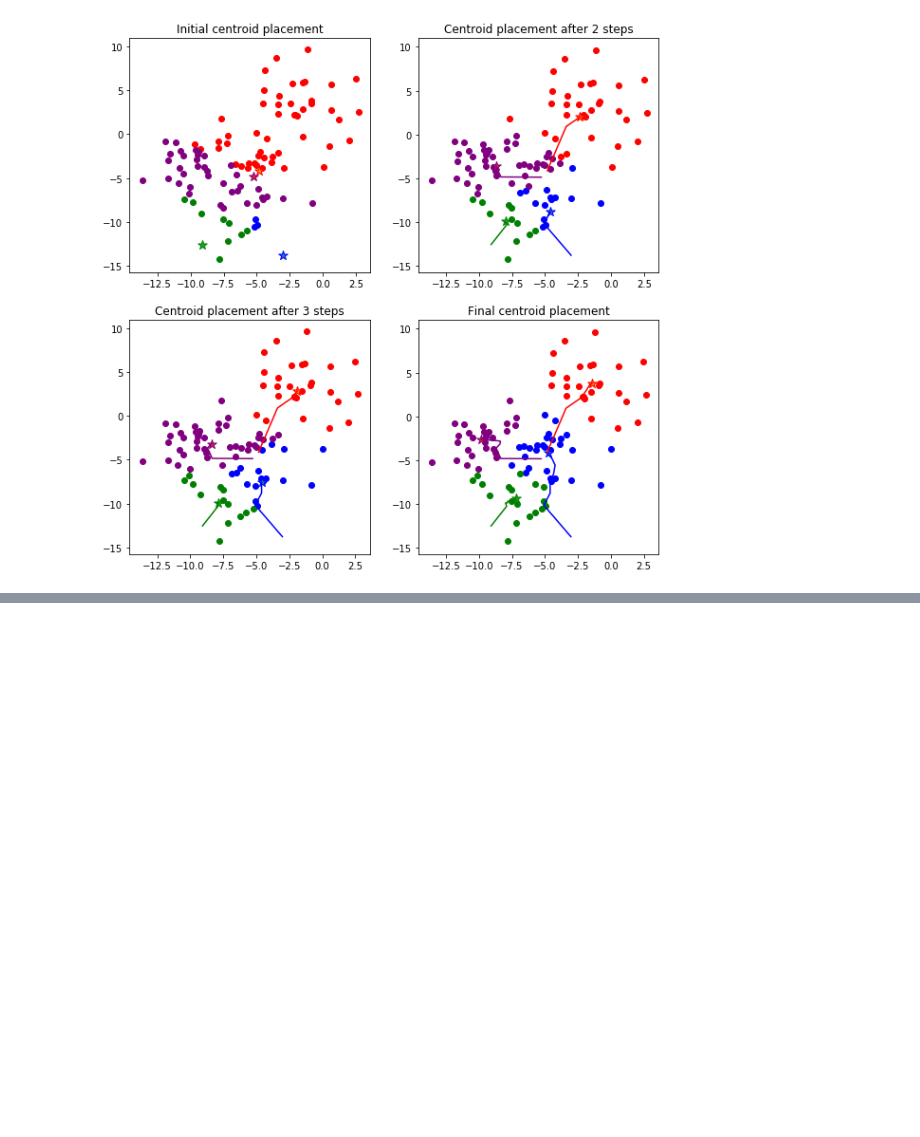
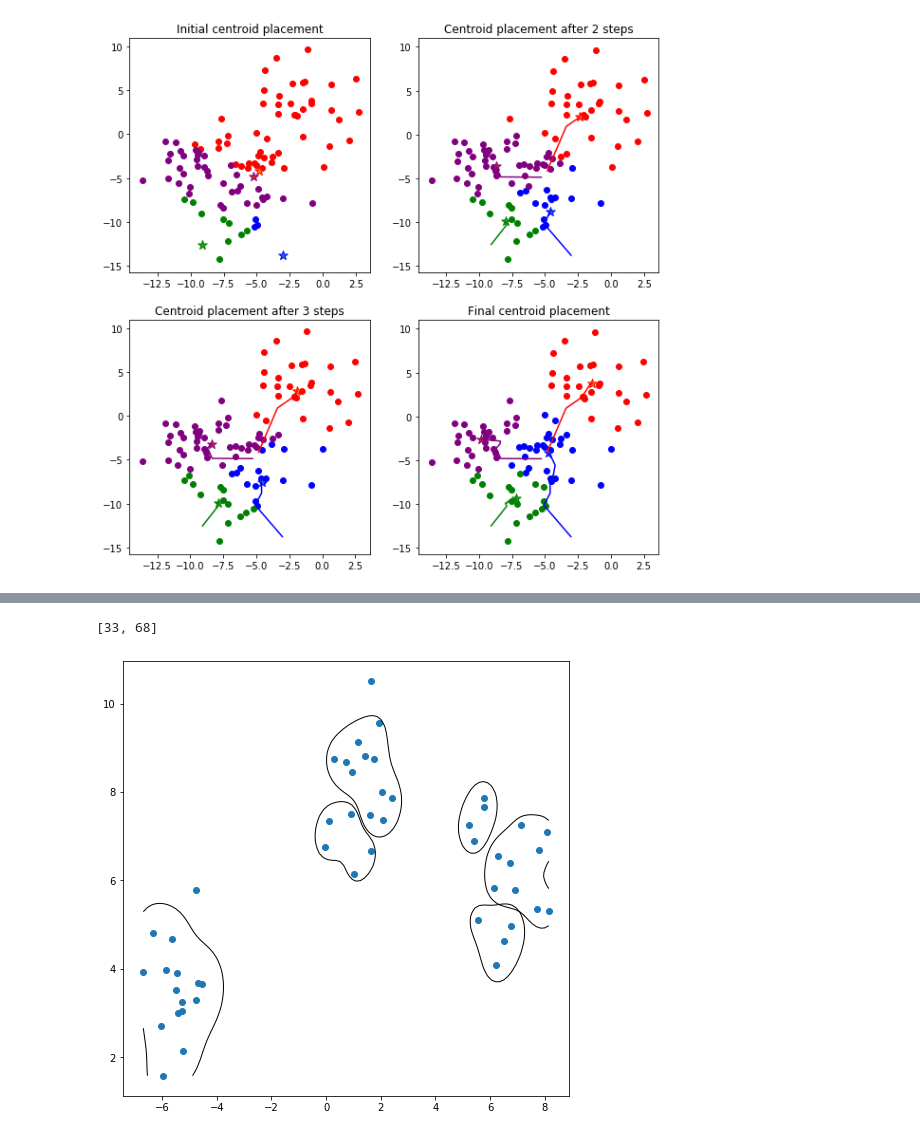
Before and after one commit to max-miller/ds_ground_up, a Jupyter notebook: unsupervised_learning/k_means.ipynb, the cells around one changed output, grey strips where cells are left out. Saved outputs shown, nothing was run; the diff lists cells and outputs as text; code cells hidden in the pictures; blank space fills up the shorter version.

Commit message:
Agglomerative clustering visuals added

```diff
--- a/unsupervised_learning/k_means.ipynb
+++ b/unsupervised_learning/k_means.ipynb
@@ -197,0 +228,19 @@ k_means_visuals(X_2,4,10)
+# %%
+cluster_list = np.array(range(0,100))
+# %%
+identify_clusters_to_merge(X,cluster_list)
+# %% [output]
+[33, 68]
+# %%
+def agglomerative_clustering(X,n_clusters):
+    cluster_list = np.array(range(0,len(X)))
+
+    while len(set(cluster_list)) > n_clusters:
+        clusters_to_replace = identify_clusters_to_merge(X,cluster_list)
+        cluster_list[cluster_list == clusters_to_replace[1]] = clusters_to_replace[0]
+
+    return cluster_list
+# %%
+Z,z = make_blobs(n_samples=50)
+# %%
+clusters = agglomerative_clustering(Z,8)
@@ -197,0 +249,24 @@ k_means_visuals(X_2,4,10)
+# %%
+plt.figure(figsize=(8,8))
+plt.scatter(Z[:,0],Z[:,1])
+x_min = min(Z[:,0])
+x_max = max(Z[:,0])
+y_min = min(Z[:,1])
+y_max = max(Z[:,1])
+xx, yy = np.meshgrid(np.linspace(x_min, x_max, 100), np.linspace(y_min, y_max, 100))
+gridpoints = np.c_[xx.ravel().reshape(-1, 1), yy.ravel().reshape(-1, 1)]
+
+for cluster in set(clusters):
+    if len(Z[clusters==cluster])>1:
+        points = Z[clusters==cluster]
+        other_points = Z[clusters!=cluster]
+
+        kde = KernelDensity(bandwidth=.5).fit(points)
+        scores = kde.score_samples(gridpoints)
+        score_inside = np.min(kde.score_samples(points))
+        score_outside = np.max(kde.score_samples(other_points))
+        levels = .8 * score_inside + .2 * score_outside
+        plt.contour(xx, yy, scores.reshape(100, 100), levels=[levels],
+                           colors='k', linestyles='solid', linewidths=1)
+# %% [output]
+[figure, added]
```
Also changed, not shown: parts of 8 cells of this notebook.
